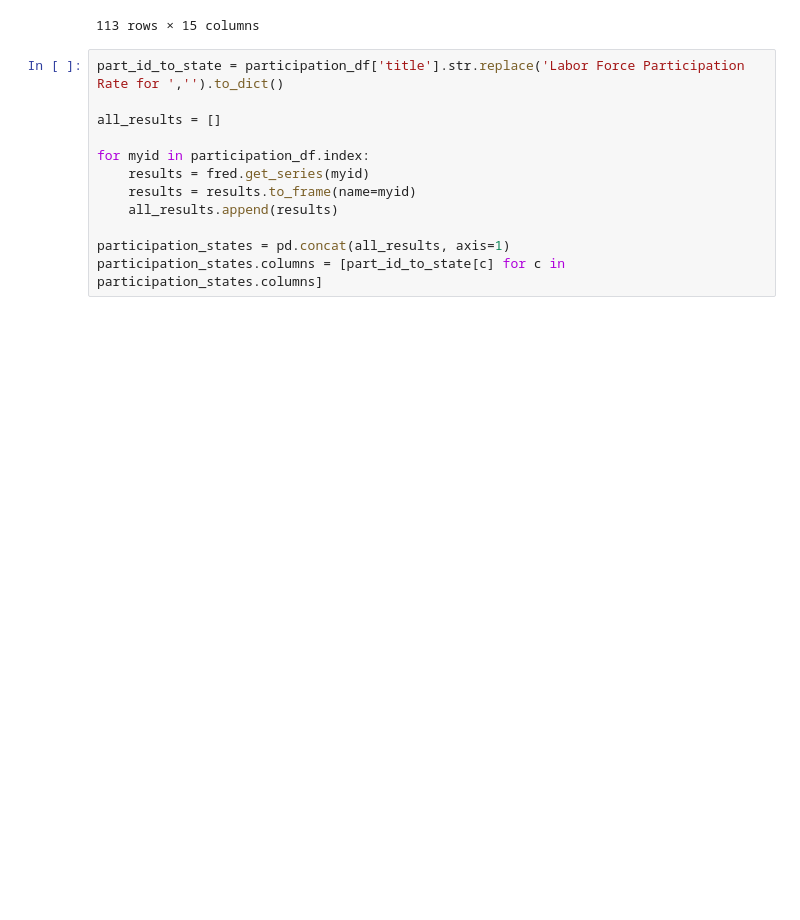
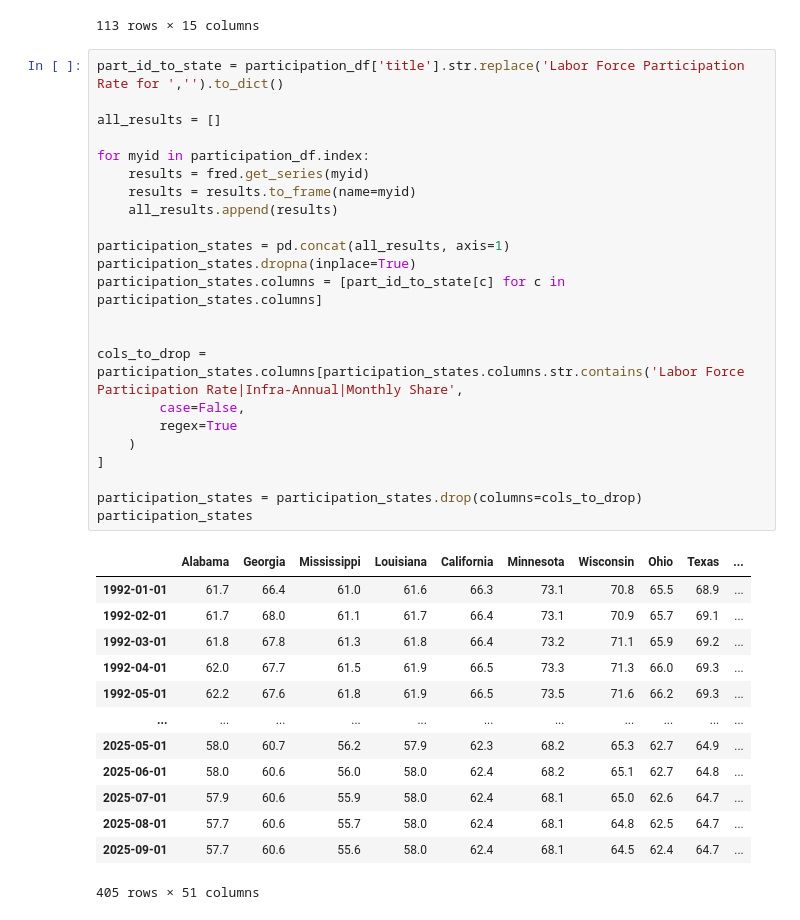
Before and after one commit to MoeedKhan-AMK/Economic-Data-Analysis-Project, a Jupyter notebook: analysis.ipynb, the cells around one changed output. Drawn from its saved outputs; the diff is of its cells as text; blank space fills up the shorter version.

Commit message:
Pulled Participation Rate Data

```diff
--- a/analysis.ipynb
+++ b/analysis.ipynb
@@ -237,12 +237,37 @@ participation_df
 # %%
 part_id_to_state = participation_df['title'].str.replace('Labor Force Participation Rate for ','').to_dict()
 
 all_results = []
 
 for myid in participation_df.index:
     results = fred.get_series(myid)
     results = results.to_frame(name=myid)
     all_results.append(results)
 
 participation_states = pd.concat(all_results, axis=1)
+participation_states.dropna(inplace=True)
 participation_states.columns = [part_id_to_state[c] for c in participation_states.columns]
+
+
+cols_to_drop = participation_states.columns[participation_states.columns.str.contains('Labor Force Participation Rate|Infra-Annual|Monthly Share',
+        case=False,
+        regex=True
+    )
+]
+
+participation_states = participation_states.drop(columns=cols_to_drop)
+participation_states
+# %% [output]
+|  | Alabama | Georgia | Mississippi | Louisiana | California | Minnesota | Wisconsin | Ohio | Texas | ... |
+| 1992-01-01 | 61.7 | 66.4 | 61.0 | 61.6 | 66.3 | 73.1 | 70.8 | 65.5 | 68.9 | ... |
+| 1992-02-01 | 61.7 | 68.0 | 61.1 | 61.7 | 66.4 | 73.1 | 70.9 | 65.7 | 69.1 | ... |
+| 1992-03-01 | 61.8 | 67.8 | 61.3 | 61.8 | 66.4 | 73.2 | 71.1 | 65.9 | 69.2 | ... |
+| 1992-04-01 | 62.0 | 67.7 | 61.5 | 61.9 | 66.5 | 73.3 | 71.3 | 66.0 | 69.3 | ... |
+| 1992-05-01 | 62.2 | 67.6 | 61.8 | 61.9 | 66.5 | 73.5 | 71.6 | 66.2 | 69.3 | ... |
+| ... | ... | ... | ... | ... | ... | ... | ... | ... | ... | ... |
+| 2025-05-01 | 58.0 | 60.7 | 56.2 | 57.9 | 62.3 | 68.2 | 65.3 | 62.7 | 64.9 | ... |
+| 2025-06-01 | 58.0 | 60.6 | 56.0 | 58.0 | 62.4 | 68.2 | 65.1 | 62.7 | 64.8 | ... |
+| 2025-07-01 | 57.9 | 60.6 | 55.9 | 58.0 | 62.4 | 68.1 | 65.0 | 62.6 | 64.7 | ... |
+| 2025-08-01 | 57.7 | 60.6 | 55.7 | 58.0 | 62.4 | 68.1 | 64.8 | 62.5 | 64.7 | ... |
+| 2025-09-01 | 57.7 | 60.6 | 55.6 | 58.0 | 62.4 | 68.1 | 64.5 | 62.4 | 64.7 | ... |
+405 rows × 51 columns
```
Also changed, not shown: parts of 1 cell of this notebook.
